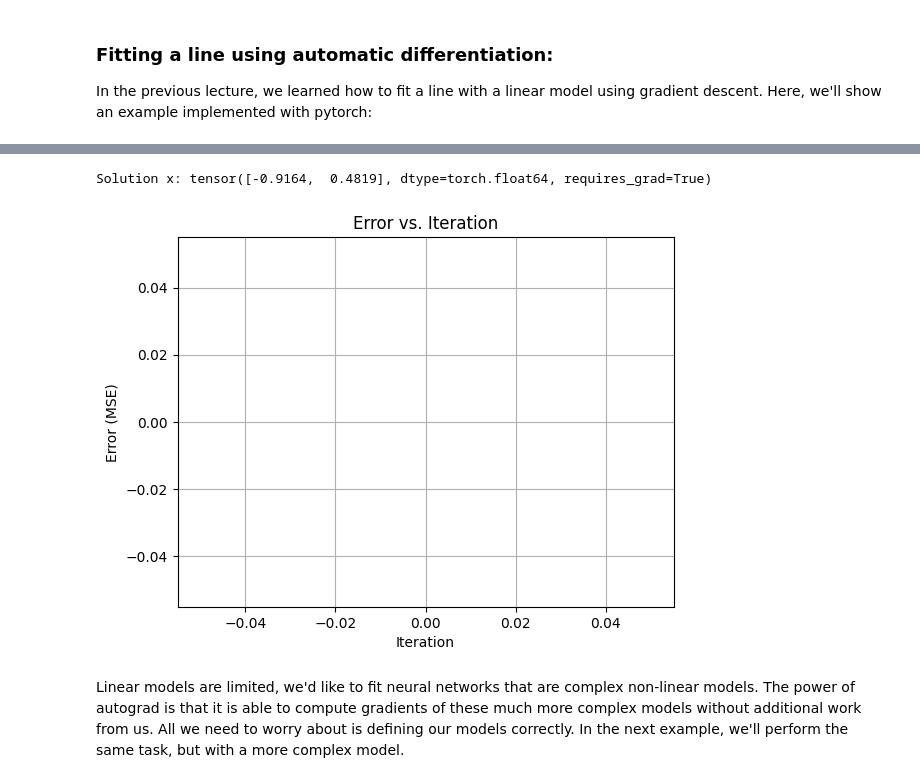
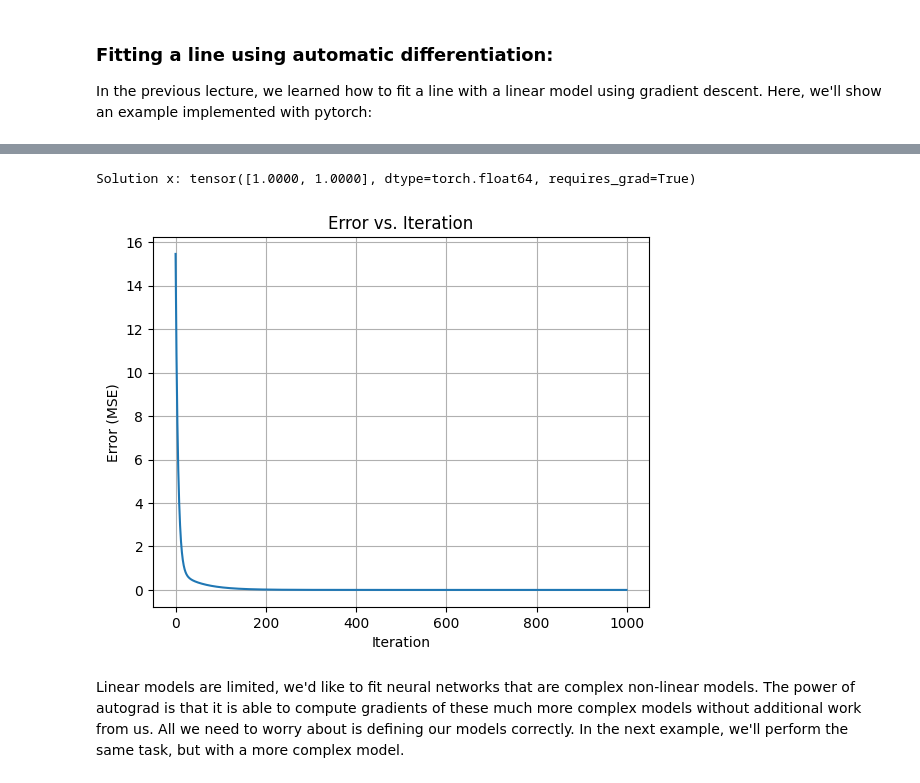
Before and after one commit to akshatd/rob599learning, a Jupyter notebook: intro-to-pytorch.ipynb, the cells around one changed output, grey strips where cells are left out. Drawn from its saved outputs; the diff is of its cells as text; code cells hidden in the pictures.

```diff
--- a/intro-to-pytorch.ipynb
+++ b/intro-to-pytorch.ipynb
@@ -323,43 +341,44 @@ def solve_Ax_b(A, b, learning_rate=0.01, num_iterations=1000):
     for _ in range(num_iterations):
 
         # Calculate the Mean Squared Error (MSE) loss
+        b_est = A @ x
+        mse_loss = torch.square(b-b_est).mean()
 
-
-        # Compute gradients
-
+        # Compute gradients, cos mse_loss = mean((b - A@x)^2)
+        mse_loss.backward()
 
         # Update x using gradient descent
         with torch.no_grad():
-            x = x #replace this line
+            x -= learning_rate * x.grad
 
         # Zero gradients for the next iteration
-
+        x.grad.zero_()
 
         #append loss to history
-
+        loss_history.append(mse_loss.detach().cpu().numpy())
 
     return x, loss_history
 
 
 # Example usage
 A = torch.tensor([[2.0, 1.0], [1.0, 2.0]], dtype=torch.float64)
 b = torch.tensor([3.0, 3.0], dtype=torch.float64)
 
 x_out, loss_history = solve_Ax_b(A, b)
 
 
 print("Solution x:", x_out)
 
 # Plot the error
 plt.plot(loss_history)
 plt.xlabel("Iteration")
 plt.ylabel("Error (MSE)")
 plt.title("Error vs. Iteration")
 plt.grid(True)
 plt.show()
 # %% [output]
-Solution x: tensor([-0.9164,  0.4819], dtype=torch.float64, requires_grad=True)
+Solution x: tensor([1.0000, 1.0000], dtype=torch.float64, requires_grad=True)
-[figure, old version]
+[figure, new version]
 # %% [markdown]
 Linear models are limited, we'd like to fit neural networks that are complex non-linear models. The power of autograd is that it is able to compute gradients of these much more complex models without additional work from us. All we need to worry about is defining our models correctly. In the next example, we'll perform the same task, but with a more complex model.
 # %%
```
Also changed, not shown: parts of 22 cells of this notebook.
